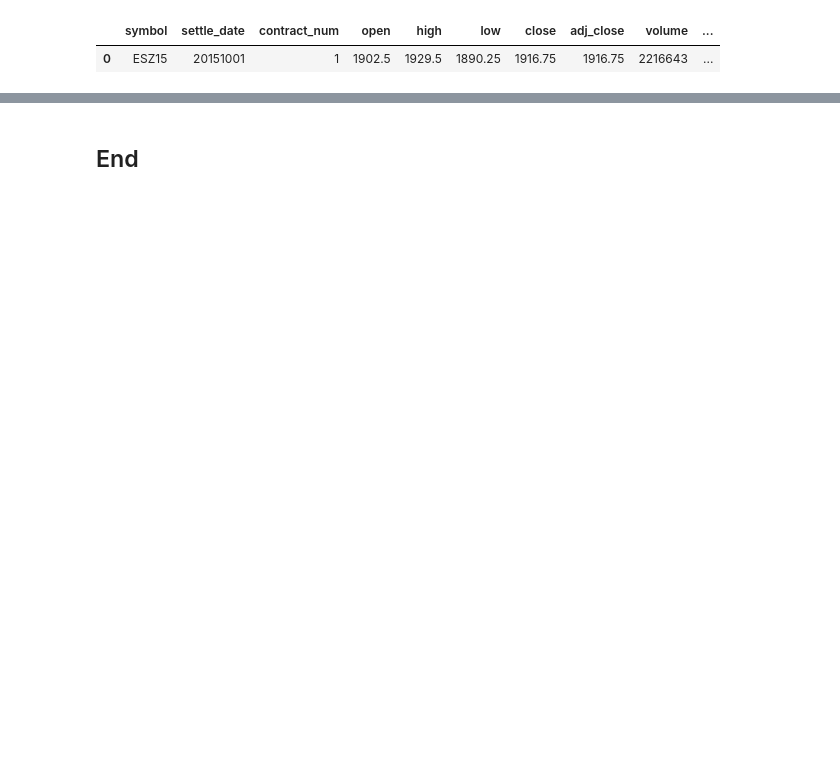
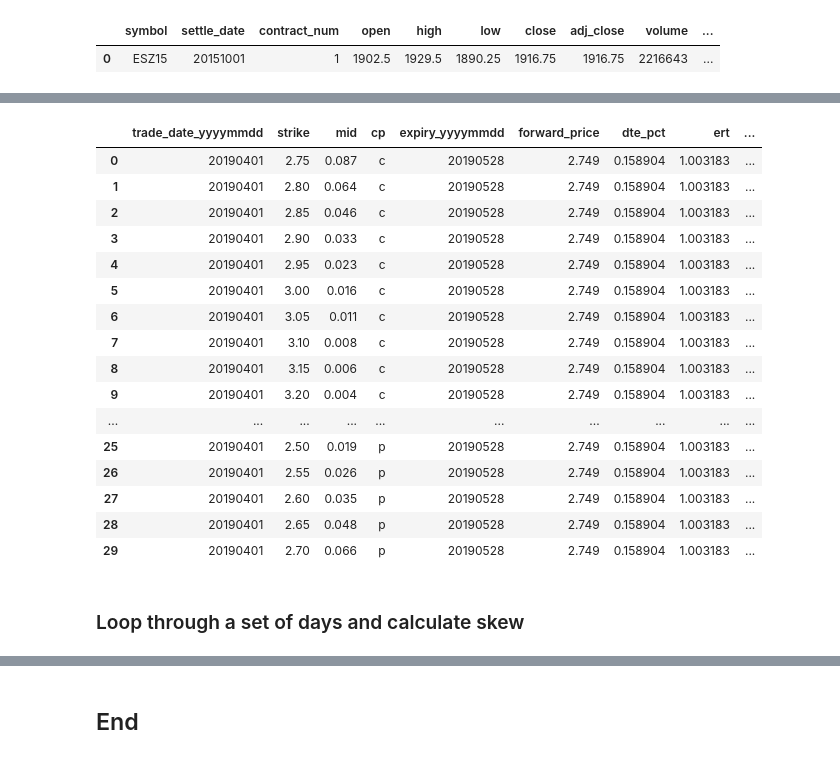
Before and after one commit to bgithub1/volgrid, a Jupyter notebook: volgrid/cboe_skew_analysis.ipynb, the cells around one changed output, grey strips where cells are left out. Drawn from its saved outputs; the diff is of its cells as text; code cells hidden in the pictures; blank space fills up the shorter version.

```diff
--- a/volgrid/cboe_skew_analysis.ipynb
+++ b/volgrid/cboe_skew_analysis.ipynb
@@ -119,0 +305,13 @@ def get_dte_pct(trade_yyyymmdd,expiry_yyyymmdd):
+# %%
+THRESHOLD_BID = .1 # minimum bid value when screening options
+DELTA_K = 5 # strike difference between most of the options that get used to calculate SKEW
+TRADE_DATE = 20191224
+EXP_NEAR_YYYYMMDD = 20200116
+EXP_FAR_YYYYMMDD = 20200220
+INTEREST_RATE = (get_rate(1) + get_rate(2))/2 # calculate at run time ( this will be the average of the 1 month and 2 month libor rates from FRED)
+
+OUTPUT_COLS = ['contractSymbol','strike','mid','dte_pct','ert',
+                'forward_price','deltak','p1','p2','p3','e1','e2','e3']
+
+DICT_THRESHOLD_BIDS = {'ES':1,'CL':.02,'CB':.02,'NG':.002}
+DICT_DELTAK = {'ES':5,'CL':.5,'CB':.5,'NG':.1}
@@ -650,11 +788,14 @@ df_futures
 |  | symbol | settle_date | contract_num | open | high | low | close | adj_close | volume | ... |
 | 0 | ESZ15 | 20151001 | 1 | 1902.5 | 1929.5 | 1890.25 | 1916.75 | 1916.75 | 2216643 | ... |
 # %%
-dfc = df_options[(df_options.pc.str.lower()=='c')][['strike','close']].sort_values('strike')
-dfc = dfc.rename(columns={'close':'callp'})
-dfp = df_options[(df_options.pc.str.lower()=='p')][['strike','close']].sort_values('strike')
-dfp = dfp.rename(columns={'close':'putp'})
-dfb = dfc.merge(dfp,on='strike',how='inner')
-dfb['cp_compare'] = dfb.apply(lambda r:abs(r.callp - r.putp),axis=1)
-dfb[dfb.cp_compare==dfb.cp_compare.min()]
+dfc = df_options[(df_options.pc.str.lower()=='c')][['settle_date','strike','close','pc']].sort_values('strike')
+dfc = dfc[dfc.strike >= atm]
+dfp = df_options[(df_options.pc.str.lower()=='p')][['settle_date','strike','close','pc']].sort_values('strike')
+dfp = dfp[dfp.strike < atm]
+dfb = dfc.append(dfp).sort_values(['pc','strike'])
+dfb.pc = dfb.pc.str.lower()
+dfb = dfb.rename(columns={'pc':'cp','settle_date':'trade_date_yyyymmdd'})
+dfb = dfb[dfb.close >= 1 ]
+dfb['expiry_yyyymmdd']  = get_expiry('ESV15')
+dfb.strike.min(),dfb.strike.max(),len(dfb)
 # %% [output]
@@ -670,0 +888,22 @@ df4
+# %%
+get_valid_series_from_barchartacs('NGM19',20190401,interest_rate=.02,deltak=.1)
+# %% [output]
+|  | trade_date_yyyymmdd | strike | mid | cp | expiry_yyyymmdd | forward_price | dte_pct | ert | ... |
+| 0 | 20190401 | 2.75 | 0.087 | c | 20190528 | 2.749 | 0.158904 | 1.003183 | ... |
+| 1 | 20190401 | 2.80 | 0.064 | c | 20190528 | 2.749 | 0.158904 | 1.003183 | ... |
+| 2 | 20190401 | 2.85 | 0.046 | c | 20190528 | 2.749 | 0.158904 | 1.003183 | ... |
+| 3 | 20190401 | 2.90 | 0.033 | c | 20190528 | 2.749 | 0.158904 | 1.003183 | ... |
+| 4 | 20190401 | 2.95 | 0.023 | c | 20190528 | 2.749 | 0.158904 | 1.003183 | ... |
+| 5 | 20190401 | 3.00 | 0.016 | c | 20190528 | 2.749 | 0.158904 | 1.003183 | ... |
+| 6 | 20190401 | 3.05 | 0.011 | c | 20190528 | 2.749 | 0.158904 | 1.003183 | ... |
+| 7 | 20190401 | 3.10 | 0.008 | c | 20190528 | 2.749 | 0.158904 | 1.003183 | ... |
+| 8 | 20190401 | 3.15 | 0.006 | c | 20190528 | 2.749 | 0.158904 | 1.003183 | ... |
+| 9 | 20190401 | 3.20 | 0.004 | c | 20190528 | 2.749 | 0.158904 | 1.003183 | ... |
+| ... | ... | ... | ... | ... | ... | ... | ... | ... | ... |
+| 25 | 20190401 | 2.50 | 0.019 | p | 20190528 | 2.749 | 0.158904 | 1.003183 | ... |
+| 26 | 20190401 | 2.55 | 0.026 | p | 20190528 | 2.749 | 0.158904 | 1.003183 | ... |
+| 27 | 20190401 | 2.60 | 0.035 | p | 20190528 | 2.749 | 0.158904 | 1.003183 | ... |
+| 28 | 20190401 | 2.65 | 0.048 | p | 20190528 | 2.749 | 0.158904 | 1.003183 | ... |
+| 29 | 20190401 | 2.70 | 0.066 | p | 20190528 | 2.749 | 0.158904 | 1.003183 | ... |
+# %% [markdown]
+### Loop through a set of days and calculate skew
```
Also changed, not shown: parts of 74 cells of this notebook, 22 other files.
